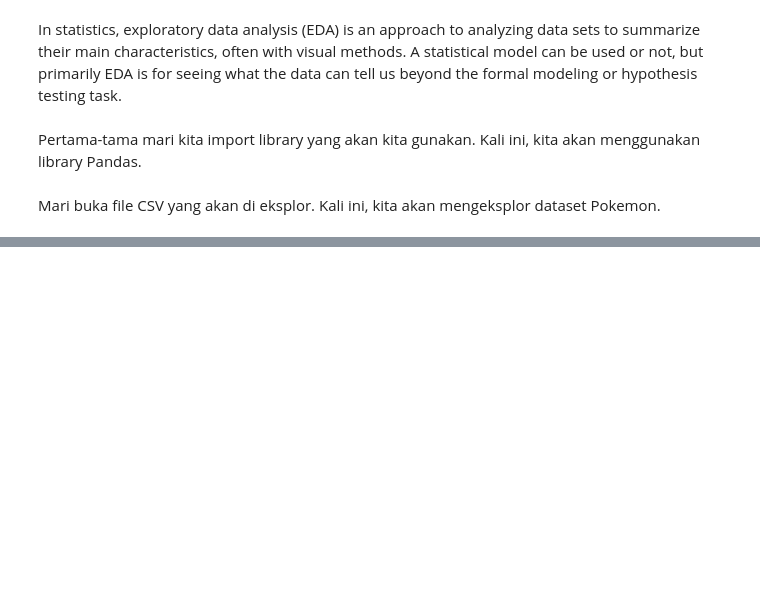
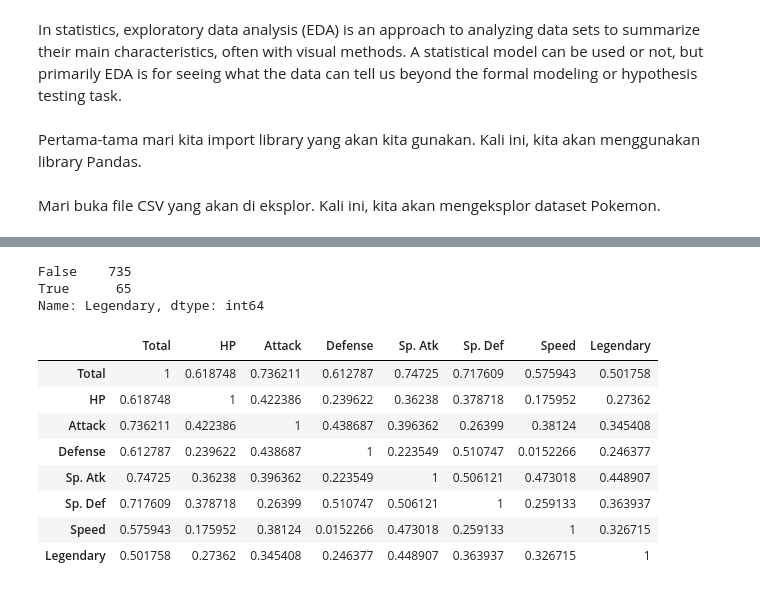
Before and after one commit to mharitsnf/Intro-to-AI-ML, a Jupyter notebook: Modul 1/Exploratory Data Analysis.ipynb, the cells around one changed output, grey strips where cells are left out. Cells and saved outputs as stored; diff of their text form; code cells hidden in the pictures; blank space fills up the shorter version.

```diff
--- a/Modul 1/Exploratory Data Analysis.ipynb
+++ b/Modul 1/Exploratory Data Analysis.ipynb
@@ -33,0 +73,19 @@ df.head()
+# %%
+df.Legendary.value_counts()
+# %% [output]
+False    735
+True      65
+Name: Legendary, dtype: int64
+# %%
+corr = df.corr()
+corr.style.background_gradient(cmap='coolwarm')
+# %% [output]
+|  | Total | HP | Attack | Defense | Sp. Atk | Sp. Def | Speed | Legendary |
+| Total | 1 | 0.618748 | 0.736211 | 0.612787 | 0.74725 | 0.717609 | 0.575943 | 0.501758 |
+| HP | 0.618748 | 1 | 0.422386 | 0.239622 | 0.36238 | 0.378718 | 0.175952 | 0.27362 |
+| Attack | 0.736211 | 0.422386 | 1 | 0.438687 | 0.396362 | 0.26399 | 0.38124 | 0.345408 |
+| Defense | 0.612787 | 0.239622 | 0.438687 | 1 | 0.223549 | 0.510747 | 0.0152266 | 0.246377 |
+| Sp. Atk | 0.74725 | 0.36238 | 0.396362 | 0.223549 | 1 | 0.506121 | 0.473018 | 0.448907 |
+| Sp. Def | 0.717609 | 0.378718 | 0.26399 | 0.510747 | 0.506121 | 1 | 0.259133 | 0.363937 |
+| Speed | 0.575943 | 0.175952 | 0.38124 | 0.0152266 | 0.473018 | 0.259133 | 1 | 0.326715 |
+| Legendary | 0.501758 | 0.27362 | 0.345408 | 0.246377 | 0.448907 | 0.363937 | 0.326715 | 1 |
```
Also changed, not shown: parts of 7 cells of this notebook, 1 other file.
